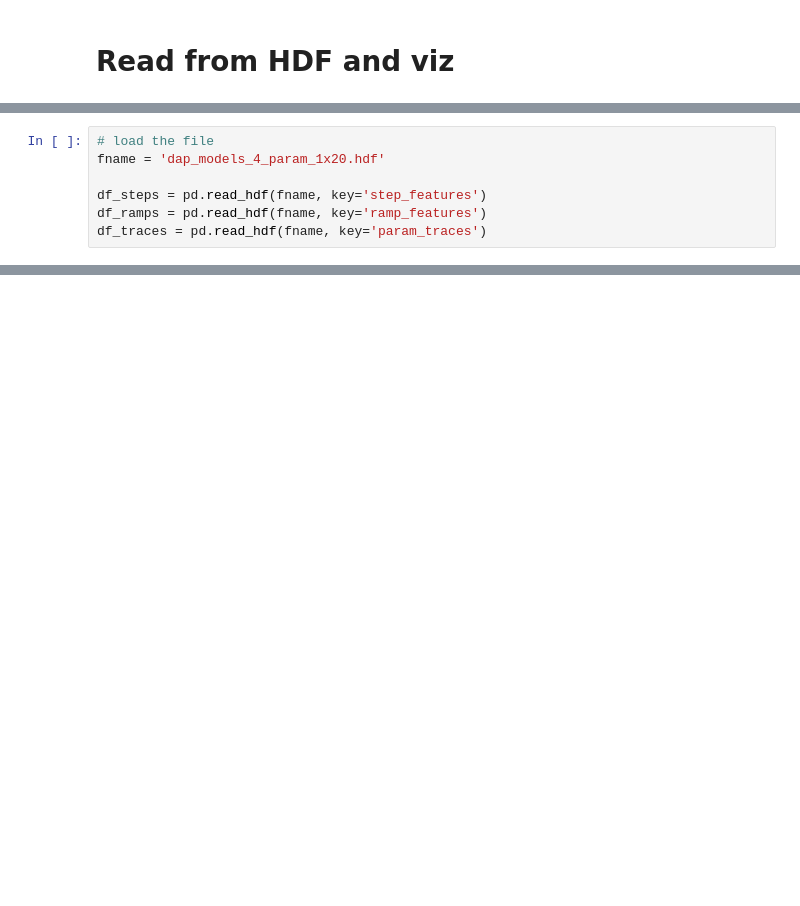
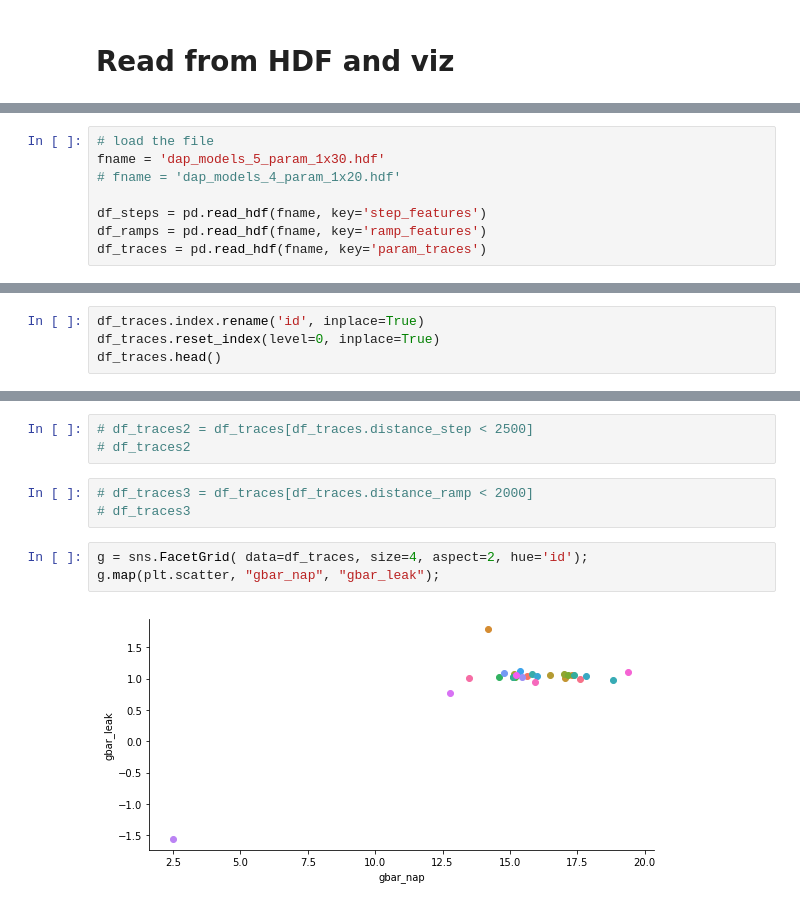
Before and after one commit to alTeska/DAP_analysis, a Jupyter notebook: param_analysis/notebooks/read_ready_hdf_0805.ipynb, the cells around one changed output, grey strips where cells are left out. Cells and saved outputs as stored; diff of their text form; blank space fills up the shorter version.

```diff
--- a/param_analysis/notebooks/read_ready_hdf_0805.ipynb
+++ b/param_analysis/notebooks/read_ready_hdf_0805.ipynb
@@ -11,6 +43,7 @@ os.chdir('../')
 # %%
 # load the file
-fname = 'dap_models_4_param_1x20.hdf'
+fname = 'dap_models_5_param_1x30.hdf'
+# fname = 'dap_models_4_param_1x20.hdf'
 
 df_steps = pd.read_hdf(fname, key='step_features')
 df_ramps = pd.read_hdf(fname, key='ramp_features')
@@ -27,0 +51,4 @@ df_steps.head()
+# %%
+df_traces.index.rename('id', inplace=True)
+df_traces.reset_index(level=0, inplace=True)
+df_traces.head()
@@ -27,0 +62,11 @@ df_steps.head()
+# %%
+# df_traces2 = df_traces[df_traces.distance_step < 2500]
+# df_traces2
+# %%
+# df_traces3 = df_traces[df_traces.distance_ramp < 2000]
+# df_traces3
+# %%
+g = sns.FacetGrid( data=df_traces, size=4, aspect=2, hue='id');
+g.map(plt.scatter, "gbar_nap", "gbar_leak");
+# %% [output]
+[figure, added]
```
Also changed, not shown: parts of 16 cells of this notebook, 2 other files.
